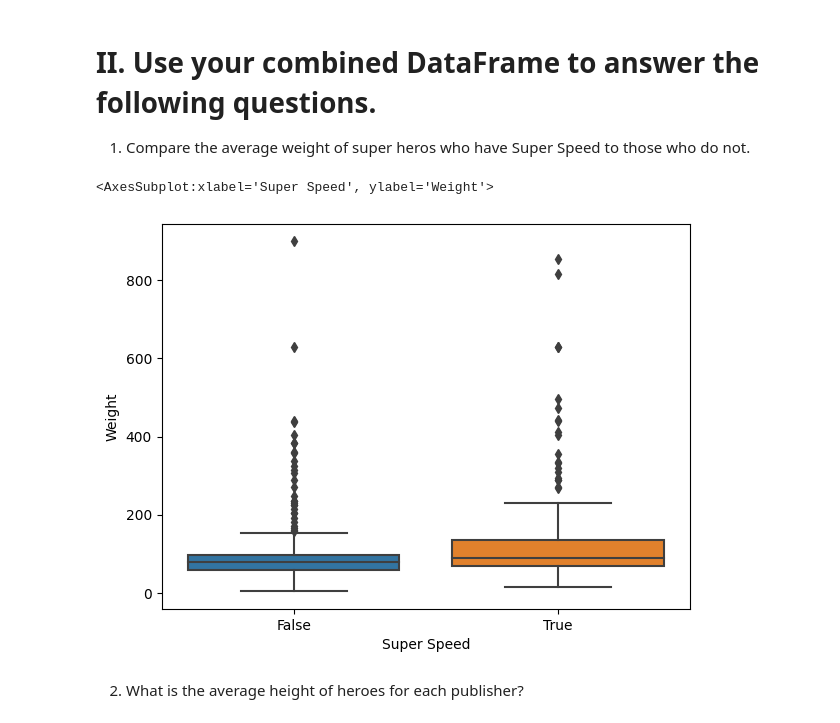
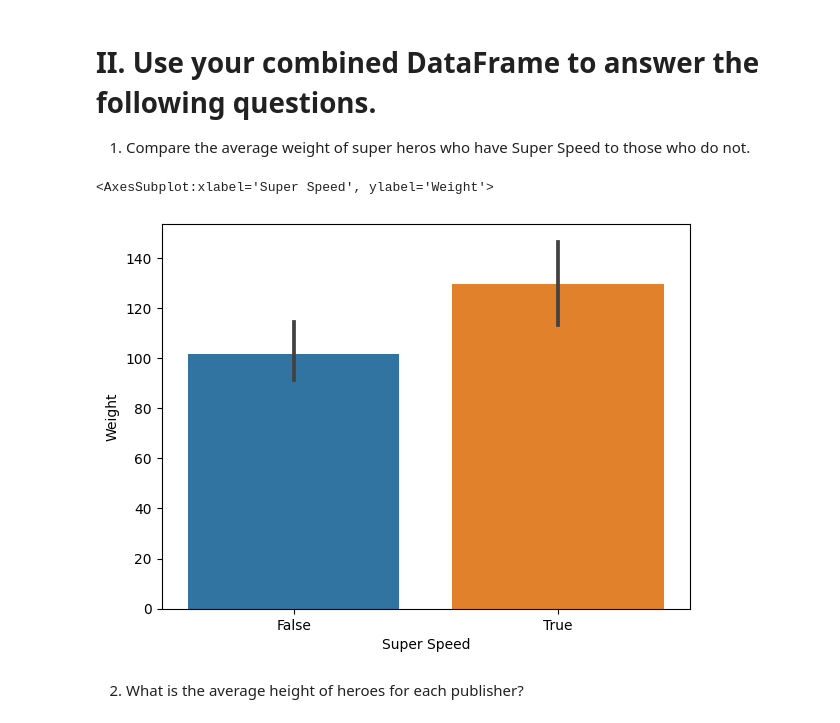
Before and after one commit to spockthompson/Applying-Advanced-Transformations, a Jupyter notebook: Applying Advanced Transformations (Core).ipynb, the cells around one changed output. Cells and saved outputs as stored; diff of their text form; code cells hidden in the pictures.

```diff
--- a/Applying Advanced Transformations (Core).ipynb
+++ b/Applying Advanced Transformations (Core).ipynb
@@ -365,10 +359,10 @@ EDA_df.head()
 # %%
 fig=plt.figure(figsize=(15,5))
 fig.add_subplot(1,2,1)
-sns.boxplot(x='Super Speed',y='Weight',data=EDA_df)
+sns.barplot(x='Super Speed',y='Weight',data=EDA_df)
 # %% [output]
 <AxesSubplot:xlabel='Super Speed', ylabel='Weight'>
-[figure, old version]
+[figure, new version]
 # %% [markdown]
 2. What is the average height of heroes for each publisher?
 # %%
```
Also changed, not shown: parts of 1 cell of this notebook.
